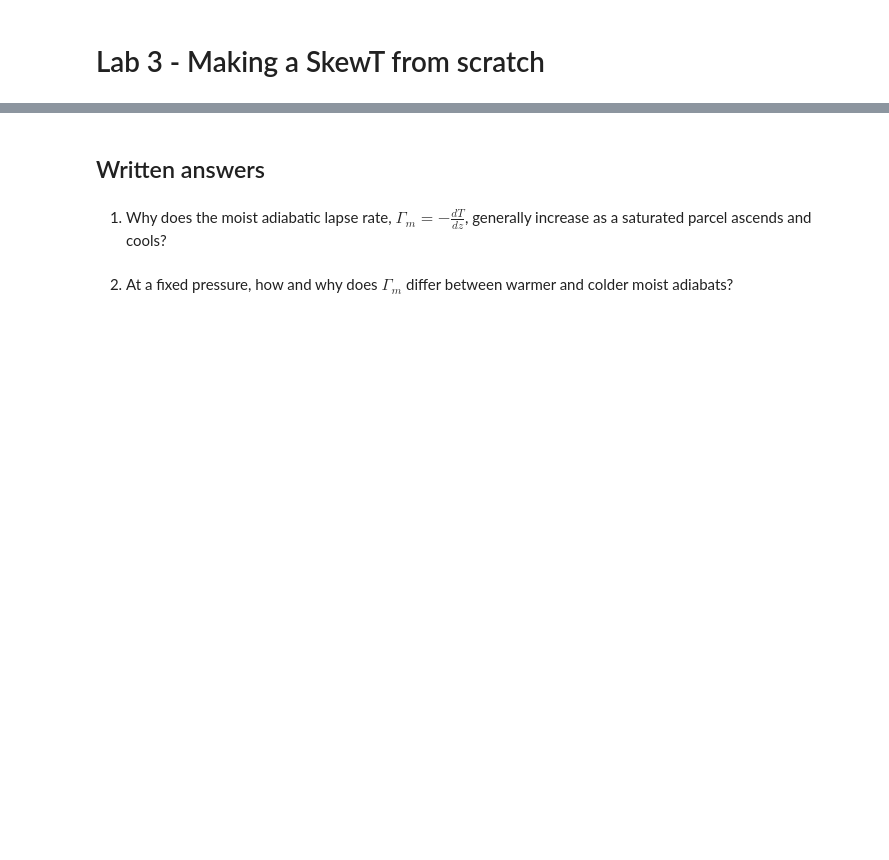
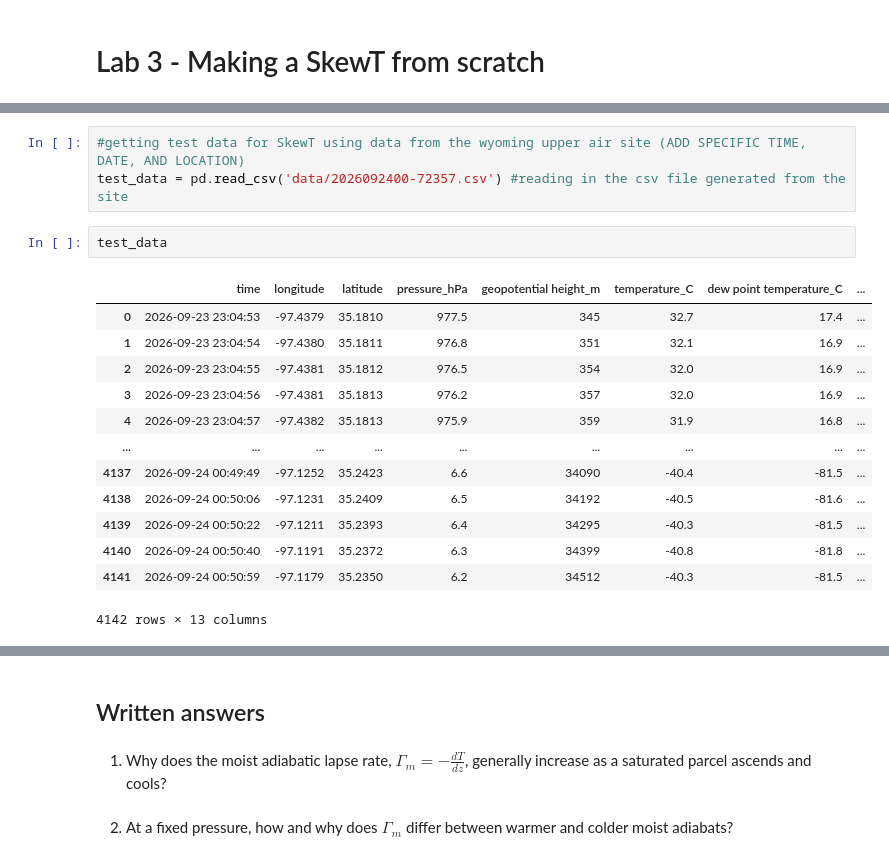
Before and after one commit to ejtrask/metr5003_fa26_trask, a Jupyter notebook: lab3.ipynb, the cells around one changed output, grey strips where cells are left out. Saved outputs shown, nothing was run; the diff lists cells and outputs as text; blank space fills up the shorter version.

```diff
--- a/lab3.ipynb
+++ b/lab3.ipynb
@@ -85,2 +120,21 @@ def plot_skewT(temperature, pressure, dewpoint=None, wind=None):
 
     plt.show()
+# %%
+#getting test data for SkewT using data from the wyoming upper air site (ADD SPECIFIC TIME, DATE, AND LOCATION)
+test_data = pd.read_csv('data/2026092400-72357.csv') #reading in the csv file generated from the site
+# %%
+test_data
+# %% [output]
+|  | time | longitude | latitude | pressure_hPa | geopotential height_m | temperature_C | dew point temperature_C | ... |
+| 0 | 2026-09-23 23:04:53 | -97.4379 | 35.1810 | 977.5 | 345 | 32.7 | 17.4 | ... |
+| 1 | 2026-09-23 23:04:54 | -97.4380 | 35.1811 | 976.8 | 351 | 32.1 | 16.9 | ... |
+| 2 | 2026-09-23 23:04:55 | -97.4381 | 35.1812 | 976.5 | 354 | 32.0 | 16.9 | ... |
+| 3 | 2026-09-23 23:04:56 | -97.4381 | 35.1813 | 976.2 | 357 | 32.0 | 16.9 | ... |
+| 4 | 2026-09-23 23:04:57 | -97.4382 | 35.1813 | 975.9 | 359 | 31.9 | 16.8 | ... |
+| ... | ... | ... | ... | ... | ... | ... | ... | ... |
+| 4137 | 2026-09-24 00:49:49 | -97.1252 | 35.2423 | 6.6 | 34090 | -40.4 | -81.5 | ... |
+| 4138 | 2026-09-24 00:50:06 | -97.1231 | 35.2409 | 6.5 | 34192 | -40.5 | -81.6 | ... |
+| 4139 | 2026-09-24 00:50:22 | -97.1211 | 35.2393 | 6.4 | 34295 | -40.3 | -81.5 | ... |
+| 4140 | 2026-09-24 00:50:40 | -97.1191 | 35.2372 | 6.3 | 34399 | -40.8 | -81.8 | ... |
+| 4141 | 2026-09-24 00:50:59 | -97.1179 | 35.2350 | 6.2 | 34512 | -40.3 | -81.5 | ... |
+4142 rows × 13 columns
```
Also changed, not shown: parts of 5 cells of this notebook, 1 other file.
